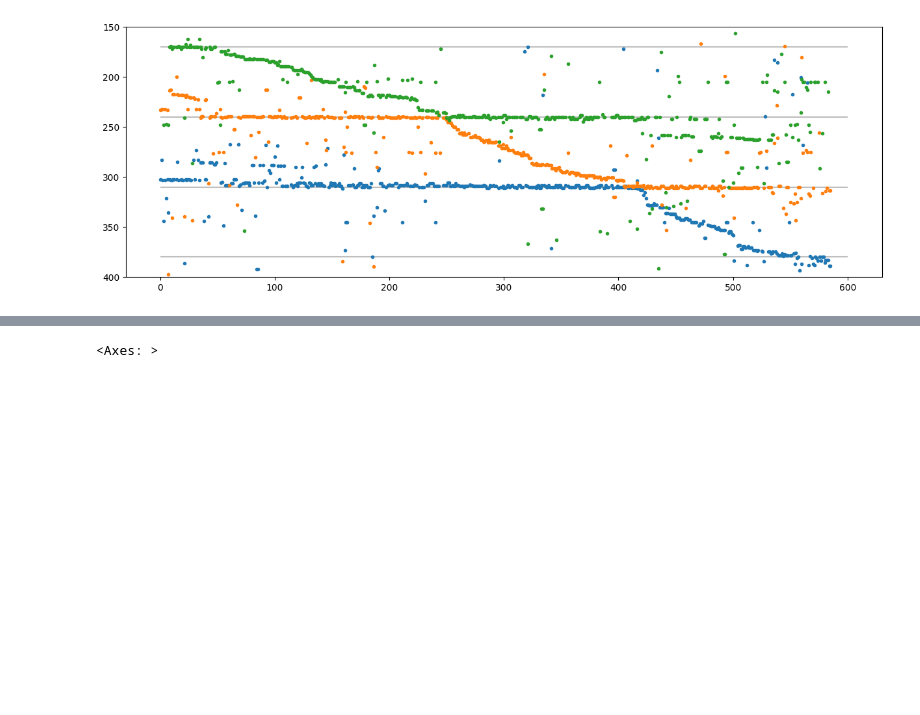
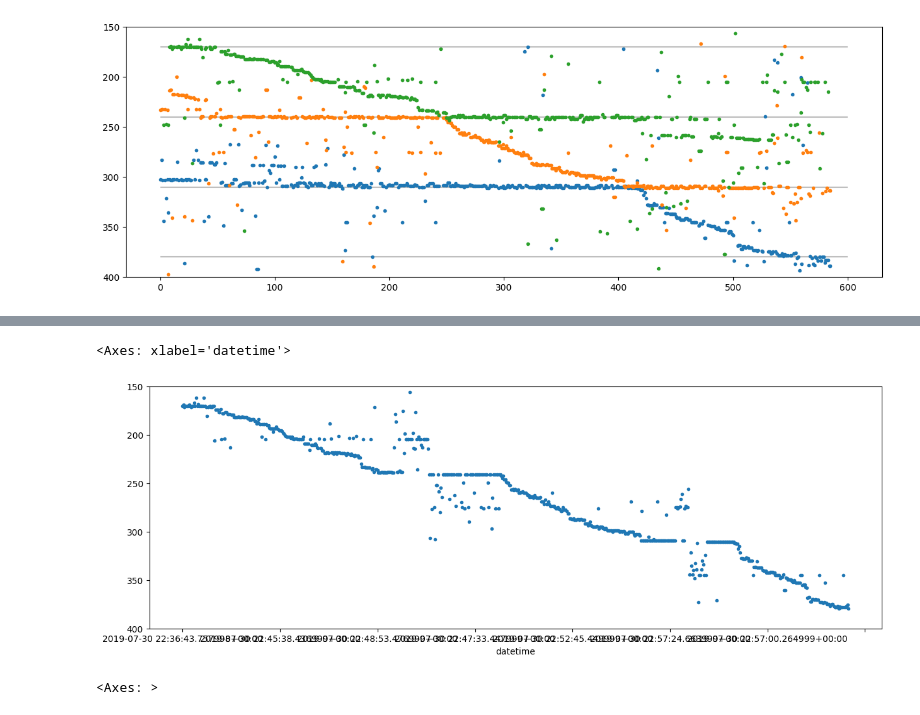
Before and after one commit to SerpRateAI/tensilePaper, a Jupyter notebook: everything-against-everything-211.ipynb, the cells around one changed output, grey strips where cells are left out. Saved outputs shown, nothing was run; the diff lists cells and outputs as text; code cells hidden in the pictures; blank space fills up the shorter version.

```diff
--- a/everything-against-everything.ipynb
+++ b/everything-against-everything-211.ipynb
@@ -112,0 +126,29 @@ ax.set_ylim(400, 150)
+# %%
+fig, ax = plt.subplots(figsize=(15, 5))
+
+data = df211.copy()
+data.set_index('datetime', inplace=True)
+data = data[data.h3_maxamp >= 0.1]
+data = data[data.h4_maxamp >= 0.1]
+data = data[data.h5_maxamp >= 0.1]
+
+h34 = data[data.h3_h4_depth.between(150.5, 239.5)].h3_h4_depth
+h45 = data[data.h4_h5_depth.between(240.5, 309.5)].h4_h5_depth
+h56 = data[data.h5_h6_depth.between(310.5, 379.5)].h5_h6_depth
+
+
+
+# h34.plot(marker='.', linestyle='')
+# h45.plot(marker='.', linestyle='')
+# h56.plot(marker='.', linestyle='')
+# hdepths = [30, 100, 170, 240, 310, 380]
+
+# for hd in hdepths:
+#     ax.hlines(y=hd, xmin=0, xmax=600, color='black', zorder=0, alpha=0.25)
+
+ax.set_ylim(400, 150)
+
+pd.concat([h34, h45, h56]).plot(marker='.', linestyle='')
+# %% [output]
+<Axes: xlabel='datetime'>
+[figure, added]
```
Also changed, not shown: parts of 4 cells of this notebook, 16 other files.
